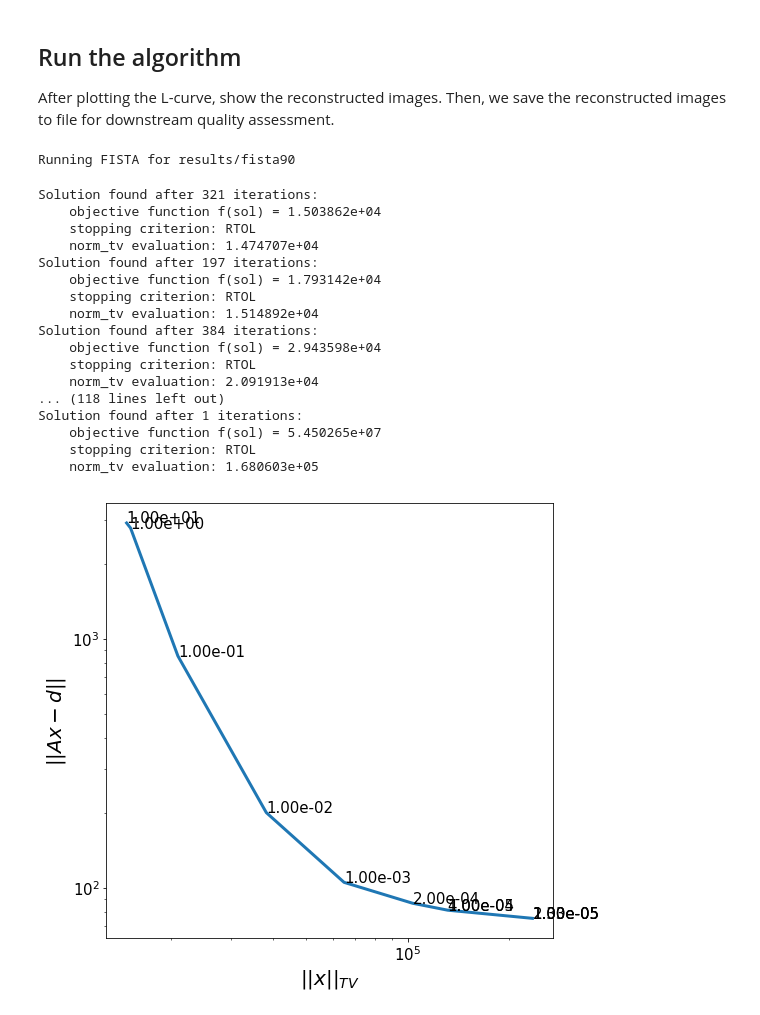
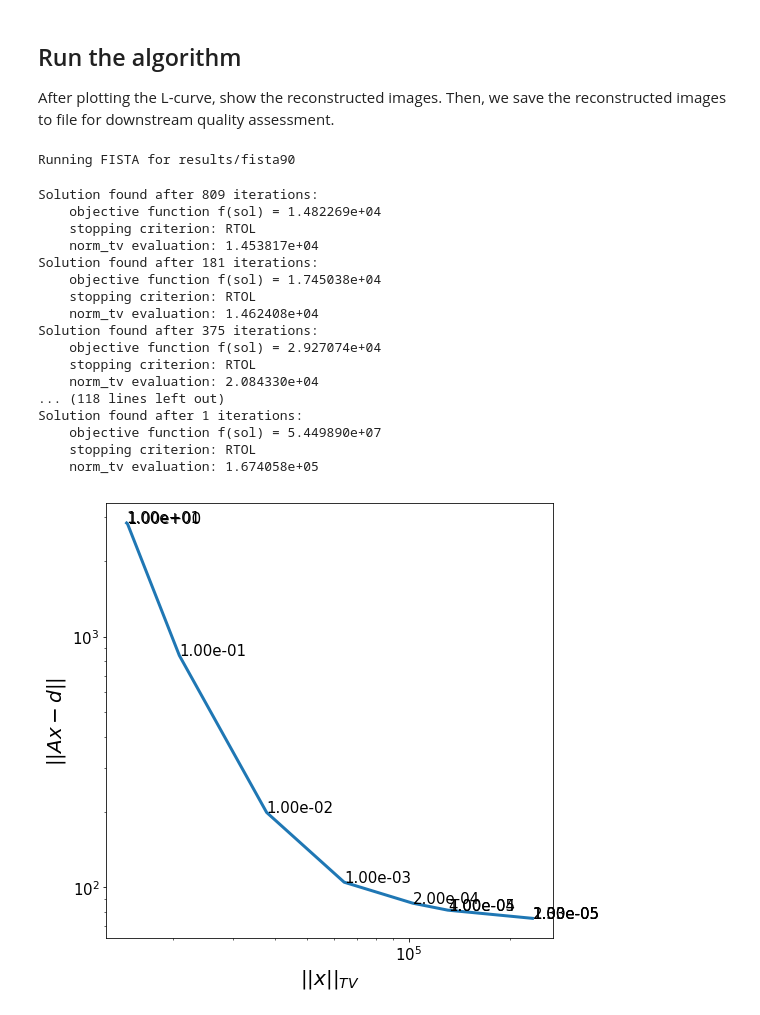
Before and after one commit to rfriedman22/ese5932_final_project, a Jupyter notebook: fista.ipynb, the cells around one changed output. Drawn from its saved outputs; the diff is of its cells as text; code cells hidden in the pictures.

```diff
--- a/fista.ipynb
+++ b/fista.ipynb
@@ -71,9 +71,7 @@ def parameter_search(operator, data, lambdas, image_dims=(256, 256), max_iter=10
     # Lists for the L-curve
     misfits = []
     regs = []
-
-    n_pixels = np.product(image_dims)
-    model_init = np.zeros(n_pixels)
+    model_init = np.zeros(image_dims)
 
     for lambda_ in lambdas:
         tv = functions.norm_tv(maxit=50, dim=1)
@@ -81,14 +79,14 @@ def parameter_search(operator, data, lambdas, image_dims=(256, 256), max_iter=10
         solver = solvers.forward_backward(step=0.5/lambda_)
 
         # Run FISTA
-        result = solvers.solve([tv, fidelity], list(model_init), solver, rtol=rtol, maxit=max_iter)
+        result = solvers.solve([tv, fidelity], model_init.tolist(), solver, rtol=rtol, maxit=max_iter)
         # Use the result to initialize the next hyperparameter
         model_init = result["sol"]
         # Convert the result into a matrix
-        models[lambda_] = model_init.reshape(image_dims, order="F")
+        models[lambda_] = model_init
 
         # Compute the data fidelity and model complexity for the L-curve
-        misfit = functions.norm_l2().eval(operator.dot(model_init) - data)
+        misfit = functions.norm_l2().eval(operator(model_init) - data)
         reg = functions.norm_tv(maxit=50, dim=1).eval(model_init)
         misfits.append(misfit)
         regs.append(reg)
@@ -111,50 +109,57 @@ for sinogram, operator, out_prefix in datasets:
     print(f"Running FISTA for {out_prefix}")
     # Read in the sinogram
     sinogram = scio.loadmat(sinogram)["sino"]
-    sinogram = sinogram.flatten(order="F")
 
     # Read in the imaging operator, convert to CSR format
     operator = scio.loadmat(operator)["A"]
     operator = operator.tocsr()
-    models, fig = parameter_search(operator, sinogram, lambdas)
+
+    # Function to apply the operator on the data
+    def forward_model(m):
+        if m.shape == ref_image.shape:
+            return (operator * m.flatten(order="F")).reshape(sinogram.shape, order="F")
+        else:
+            return (operator.T * m.flatten(order="F")).reshape(ref_image.shape, order="F")
+
+    models, fig = parameter_search(forward_model, sinogram, lambdas)
     fig.savefig(f"{out_prefix}Lcurve.png")
 
     # Plot the images
     row_size, col_size = mpl.rcParams["figure.figsize"]
     fig, ax_list = plt.subplots(ncols=2, nrows=6, figsize=(row_size * 2, col_size * 6))
     ax_list = ax_list.ravel()
 
     # Plot the reference image first
     ax_list[0].imshow(ref_image)
     ax_list[0].set_title("Reference")
 
     for ax, (lambda_, model) in zip(ax_list[1:], models.items()):
         ax.imshow(model)
         ax.set_title(fr"Reconstruction, $\lambda$ = {1 / lambda_:1.2e}")
 
         # Save the reconstructions to file
         np.savetxt(f"{out_prefix}Reconstruction_lambda_{1 / lambda_:1.2e}.txt", model)
 
     fig.tight_layout()
     fig.savefig(f"{out_prefix}Images.png")
 # %% [output]
 Running FISTA for results/fista90
-Solution found after 321 iterations:
-    objective function f(sol) = 1.503862e+04
+Solution found after 809 iterations:
+    objective function f(sol) = 1.482269e+04
     stopping criterion: RTOL
-    norm_tv evaluation: 1.474707e+04
-Solution found after 197 iterations:
-    objective function f(sol) = 1.793142e+04
+    norm_tv evaluation: 1.453817e+04
+Solution found after 181 iterations:
+    objective function f(sol) = 1.745038e+04
     stopping criterion: RTOL
-    norm_tv evaluation: 1.514892e+04
-Solution found after 384 iterations:
-    objective function f(sol) = 2.943598e+04
+    norm_tv evaluation: 1.462408e+04
+Solution found after 375 iterations:
+    objective function f(sol) = 2.927074e+04
     stopping criterion: RTOL
-    norm_tv evaluation: 2.091913e+04
+    norm_tv evaluation: 2.084330e+04
 ... (118 lines left out)
 Solution found after 1 iterations:
-    objective function f(sol) = 5.450265e+07
+    objective function f(sol) = 5.449890e+07
     stopping criterion: RTOL
-    norm_tv evaluation: 1.680603e+05
+    norm_tv evaluation: 1.674058e+05
-[figure, old version]
+[figure, new version]
 [figure]
```
Also changed, not shown: parts of 1 cell of this notebook, 13 other files.
